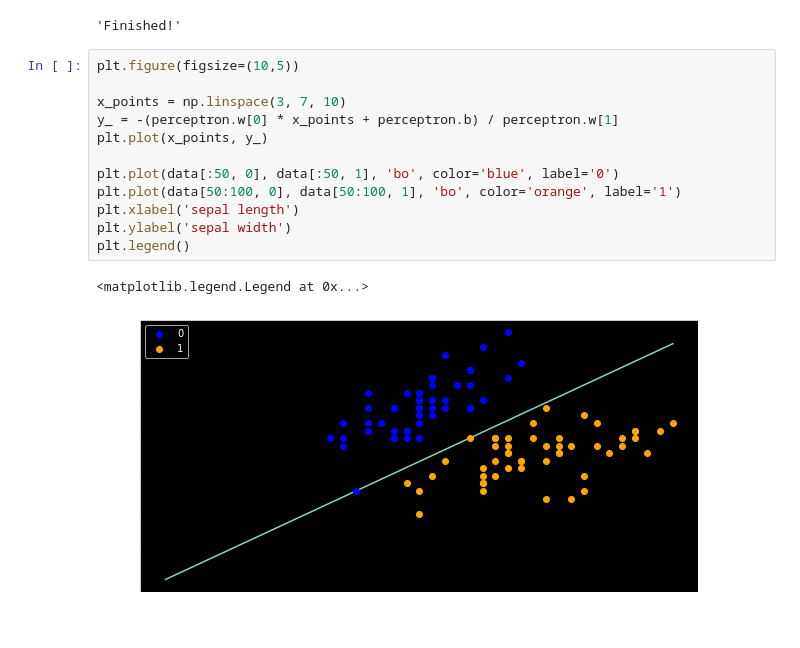
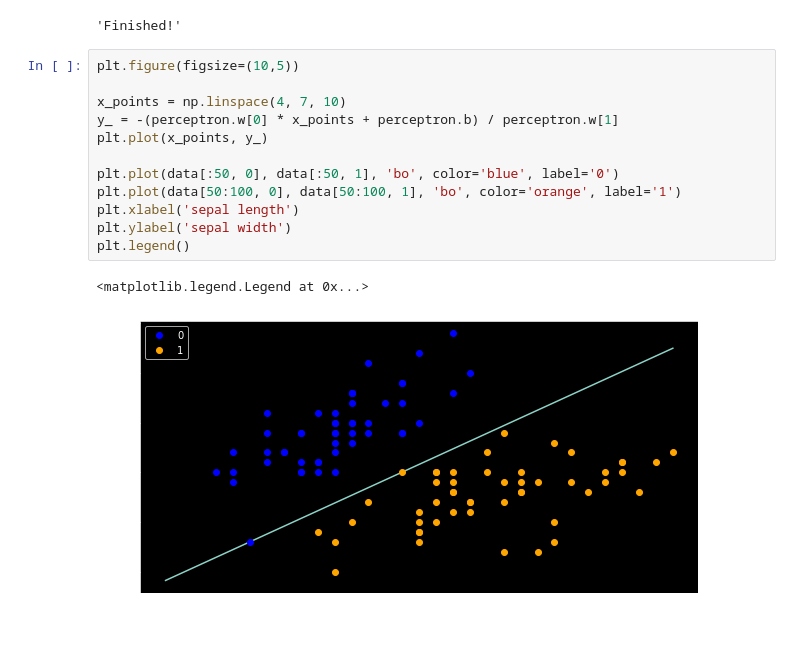
Before and after one commit to vocata/pattern-recognition, a Jupyter notebook: hw1/perceptron.ipynb, the cells around one changed output. Cells and saved outputs as stored; diff of their text form.

```diff
--- a/hw1/perceptron.ipynb
+++ b/hw1/perceptron.ipynb
@@ -82,15 +82,15 @@ perceptron.fit(X, y)
 # %%
 plt.figure(figsize=(10,5))
 
-x_points = np.linspace(3, 7, 10)
+x_points = np.linspace(4, 7, 10)
 y_ = -(perceptron.w[0] * x_points + perceptron.b) / perceptron.w[1]
 plt.plot(x_points, y_)
 
 plt.plot(data[:50, 0], data[:50, 1], 'bo', color='blue', label='0')
 plt.plot(data[50:100, 0], data[50:100, 1], 'bo', color='orange', label='1')
 plt.xlabel('sepal length')
 plt.ylabel('sepal width')
 plt.legend()
 # %% [output]
 <matplotlib.legend.Legend at 0x...>
-[figure, old version]
+[figure, new version]
```
Also changed, not shown: 1 other file.
